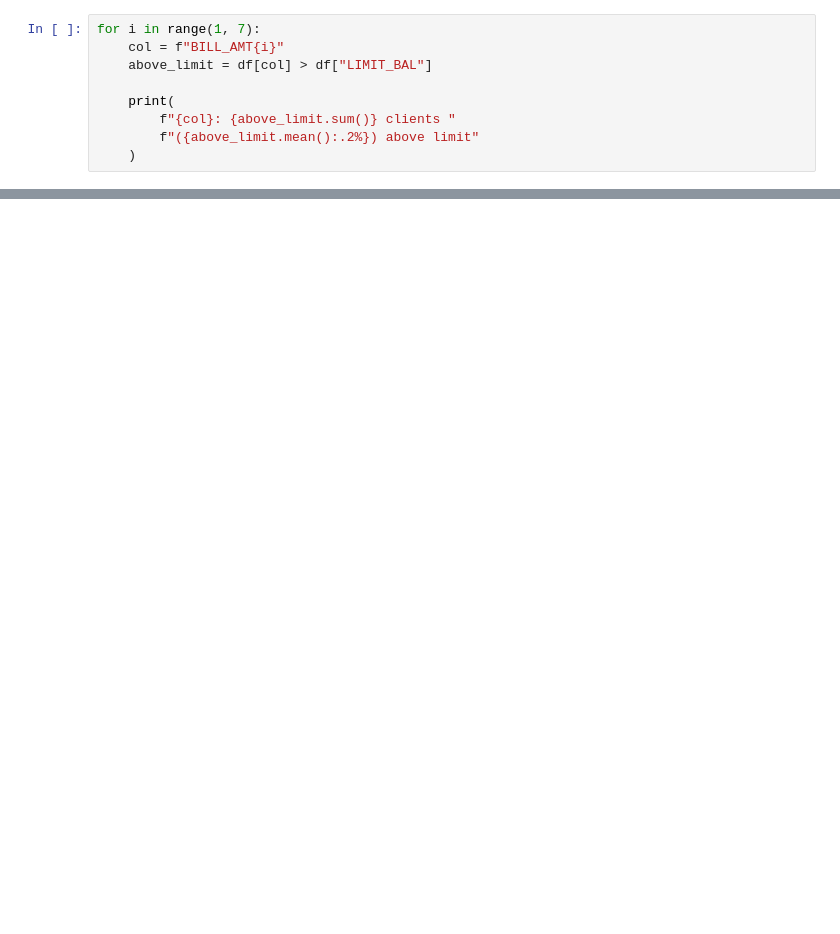
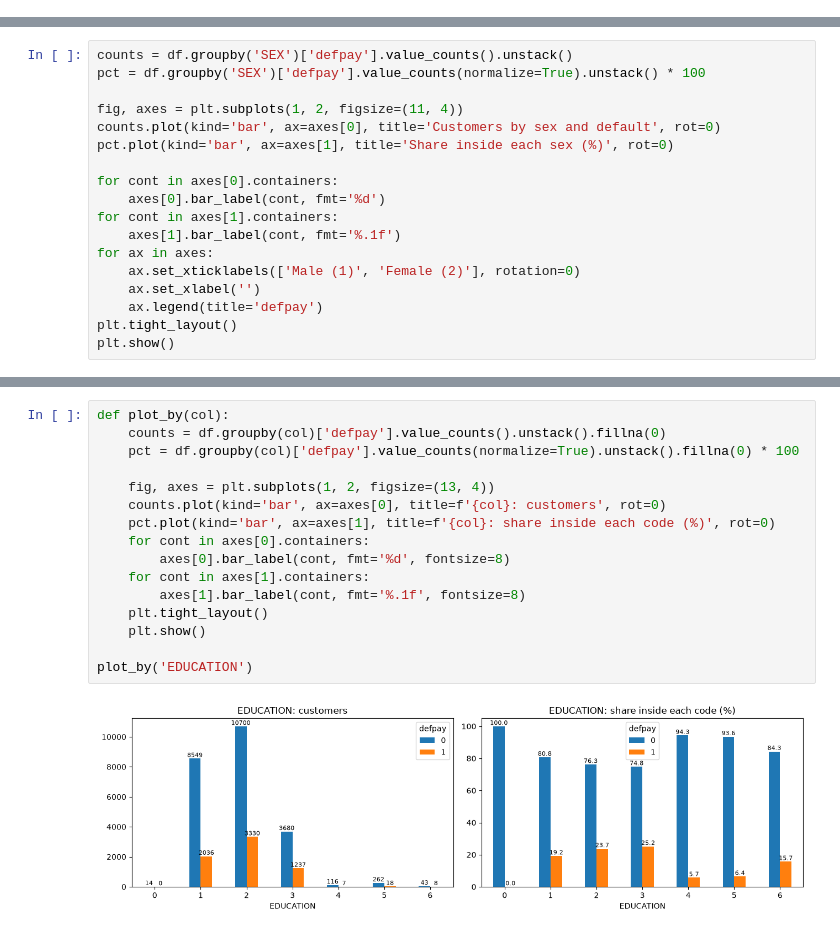
Before and after one commit to Luben69/Default-of-Credit-Card-Clients, a Jupyter notebook: Untitled.ipynb, the cells around one changed output, grey strips where cells are left out. Saved outputs shown, nothing was run; the diff lists cells and outputs as text; blank space fills up the shorter version.

```diff
--- a/Untitled.ipynb
+++ b/Untitled.ipynb
@@ -1184,9 +0,0 @@ df.loc[above_limit, ["ID", "BILL_AMT1", "LIMIT_BAL"]].assign(
-# %%
-for i in range(1, 7):
-    col = f"BILL_AMT{i}"
-    above_limit = df[col] > df["LIMIT_BAL"]
-
-    print(
-        f"{col}: {above_limit.sum()} clients "
-        f"({above_limit.mean():.2%}) above limit"
-    )
@@ -1456,0 +138,18 @@ PAY_2
+# %%
+counts = df.groupby('SEX')['defpay'].value_counts().unstack()
+pct = df.groupby('SEX')['defpay'].value_counts(normalize=True).unstack() * 100
+
+fig, axes = plt.subplots(1, 2, figsize=(11, 4))
+counts.plot(kind='bar', ax=axes[0], title='Customers by sex and default', rot=0)
+pct.plot(kind='bar', ax=axes[1], title='Share inside each sex (%)', rot=0)
+
+for cont in axes[0].containers:
+    axes[0].bar_label(cont, fmt='%d')
+for cont in axes[1].containers:
+    axes[1].bar_label(cont, fmt='%.1f')
+for ax in axes:
+    ax.set_xticklabels(['Male (1)', 'Female (2)'], rotation=0)
+    ax.set_xlabel('')
+    ax.legend(title='defpay')
+plt.tight_layout()
+plt.show()
@@ -1456,0 +179,18 @@ PAY_2
+# %%
+def plot_by(col):
+    counts = df.groupby(col)['defpay'].value_counts().unstack().fillna(0)
+    pct = df.groupby(col)['defpay'].value_counts(normalize=True).unstack().fillna(0) * 100
+
+    fig, axes = plt.subplots(1, 2, figsize=(13, 4))
+    counts.plot(kind='bar', ax=axes[0], title=f'{col}: customers', rot=0)
+    pct.plot(kind='bar', ax=axes[1], title=f'{col}: share inside each code (%)', rot=0)
+    for cont in axes[0].containers:
+        axes[0].bar_label(cont, fmt='%d', fontsize=8)
+    for cont in axes[1].containers:
+        axes[1].bar_label(cont, fmt='%.1f', fontsize=8)
+    plt.tight_layout()
+    plt.show()
+
+plot_by('EDUCATION')
+# %% [output]
+[figure, added]
```
Also changed, not shown: parts of 135 cells of this notebook.
